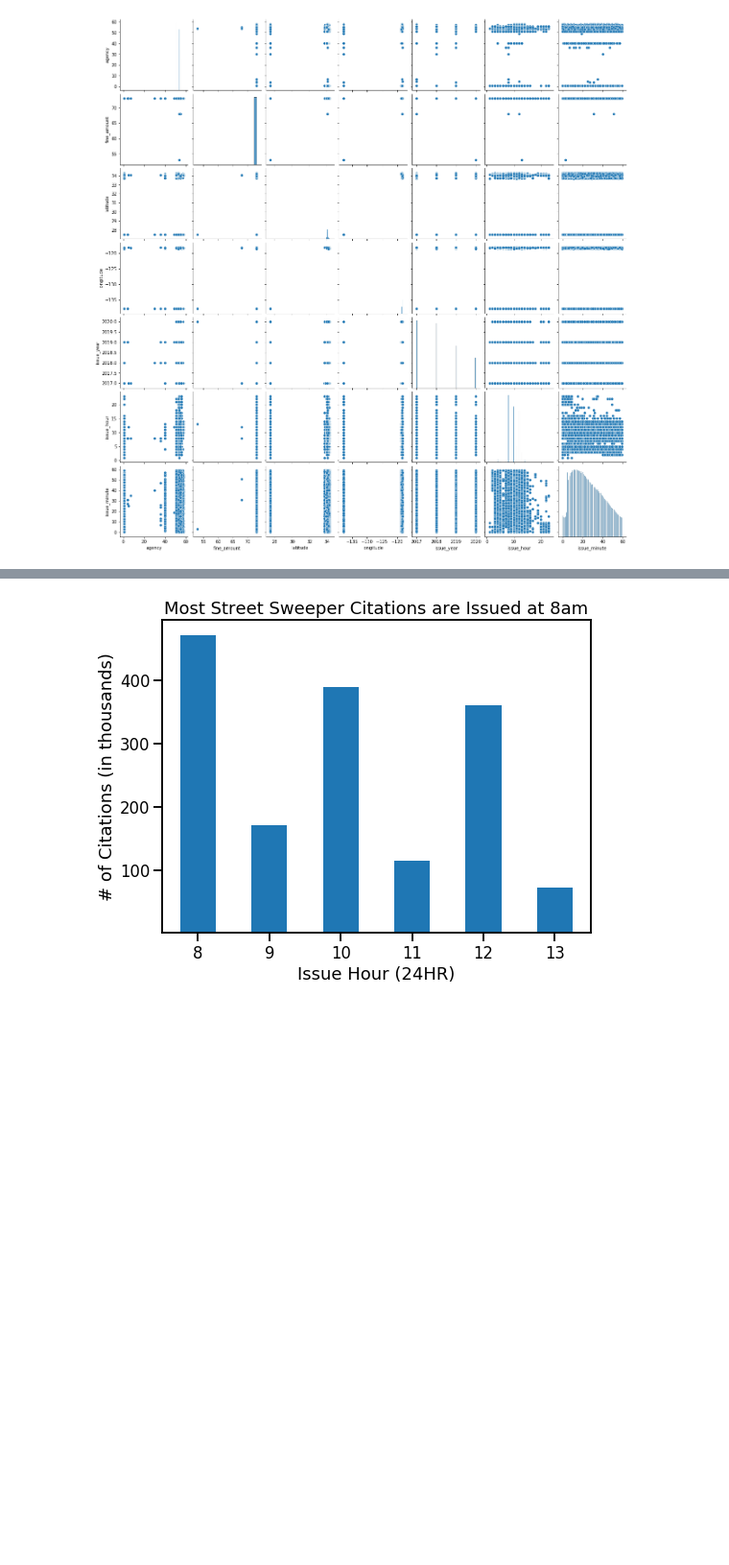
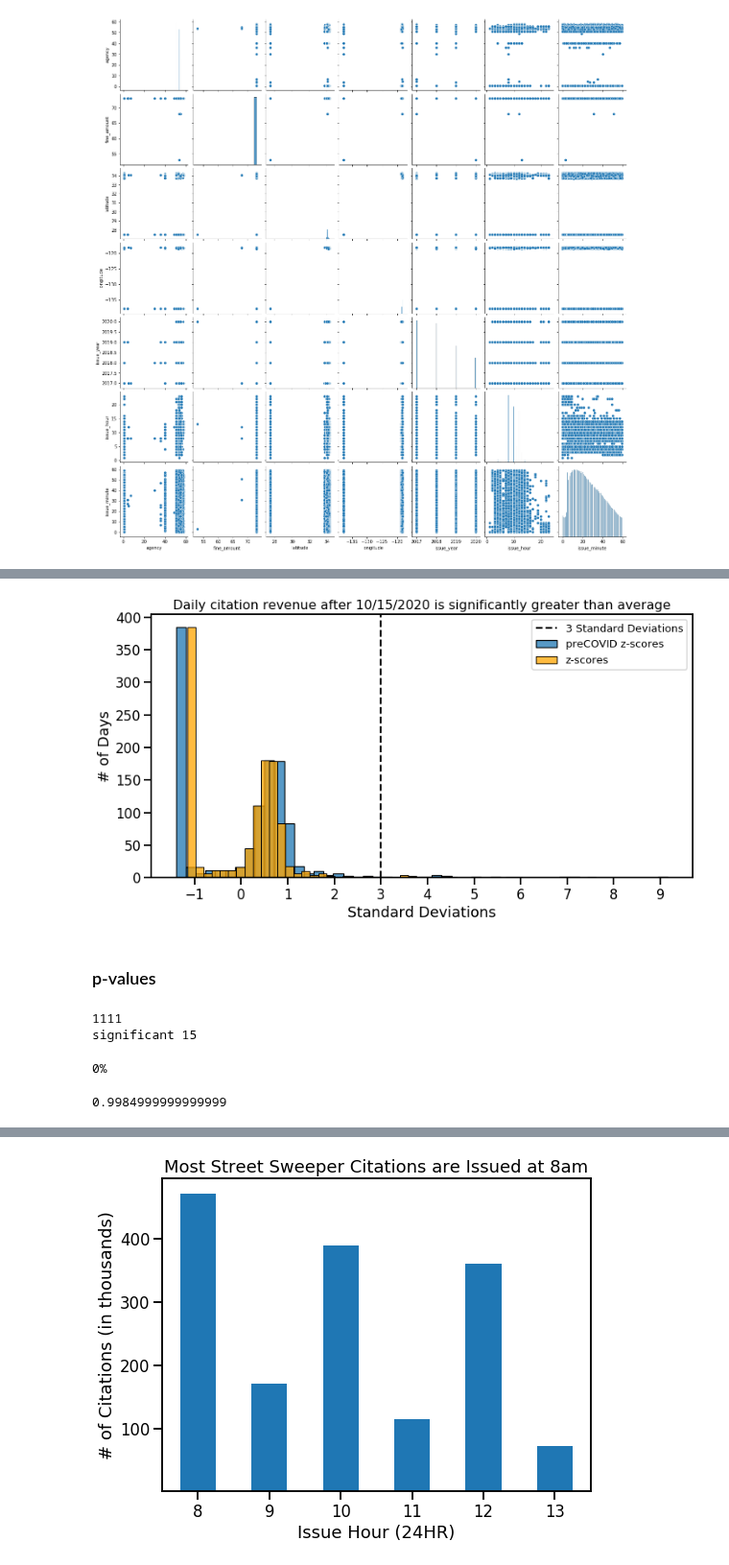
Before and after one commit to Promeos/LADOT-COVID19-enforcement, a Jupyter notebook: MVP.ipynb, the cells around one changed output, grey strips where cells are left out. Shown at 96% size. Cells and saved outputs as stored; diff of their text form; code cells hidden in the pictures; blank space fills up the shorter version.

Commit message:
Update layout of exploration and complete hypothesis testing using z-score and p-values

```diff
--- a/MVP.ipynb
+++ b/MVP.ipynb
@@ -176,0 +261,26 @@ sns.pairplot(df_citations);
+# %%
+sns.set_context('talk')
+
+plt.figure(figsize=(12, 6))
+sns.histplot(data=z_scores_precovid,
+             bins=50,
+             label='preCOVID z-scores')
+
+
+sns.histplot(data=z_scores,
+             bins=50,
+             color='orange',
+             label='z-scores')
+
+plt.title('Daily citation revenue after 10/15/2020 is significantly greater than average', fontsize=16)
+plt.xlabel('Standard Deviations')
+plt.ylabel('# of Days')
+
+plt.axvline(3, color='Black', linestyle="--", label='3 Standard Deviations')
+
+plt.xticks(np.linspace(-1, 9, 11))
+plt.legend(fontsize=13);
+# %% [output]
+[figure, added]
+# %% [markdown]
+### p-values
@@ -176,0 +293,25 @@ sns.pairplot(df_citations);
+# %%
+normal = 0
+significant = 0
+significant_days = []
+
+for p in p_values:
+    if 1-p < alpha:
+        significant += 1
+        significant_days.append(p)
+    else:
+        normal += 1
+
+print(normal)
+print("significant", significant)
+# %% [output]
+1111
+significant 15
+# %%
+print(f'{alpha:0.0%}')
+# %% [output]
+0%
+# %%
+1-alpha
+# %% [output]
+0.9984999999999999
```
Also changed, not shown: parts of 49 cells of this notebook.
